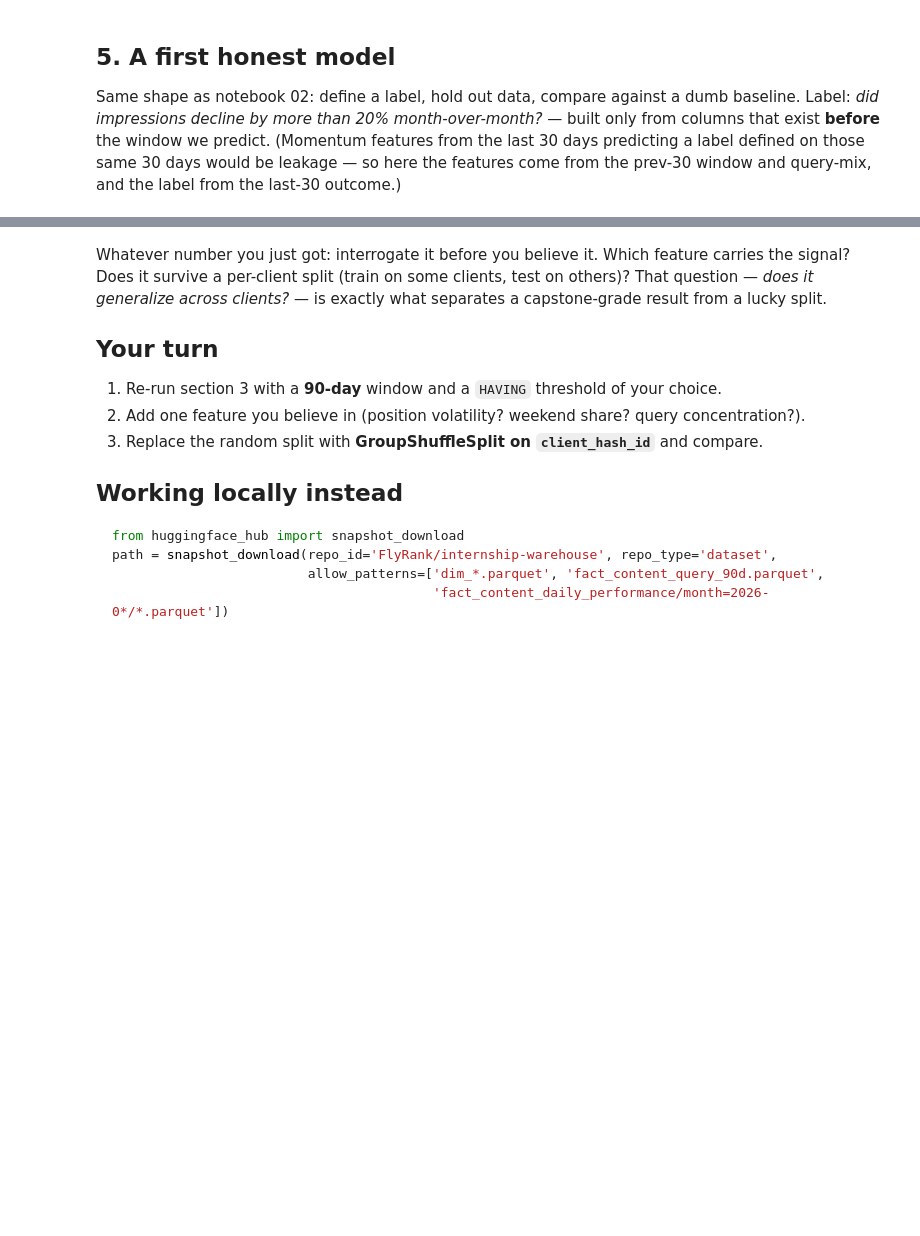
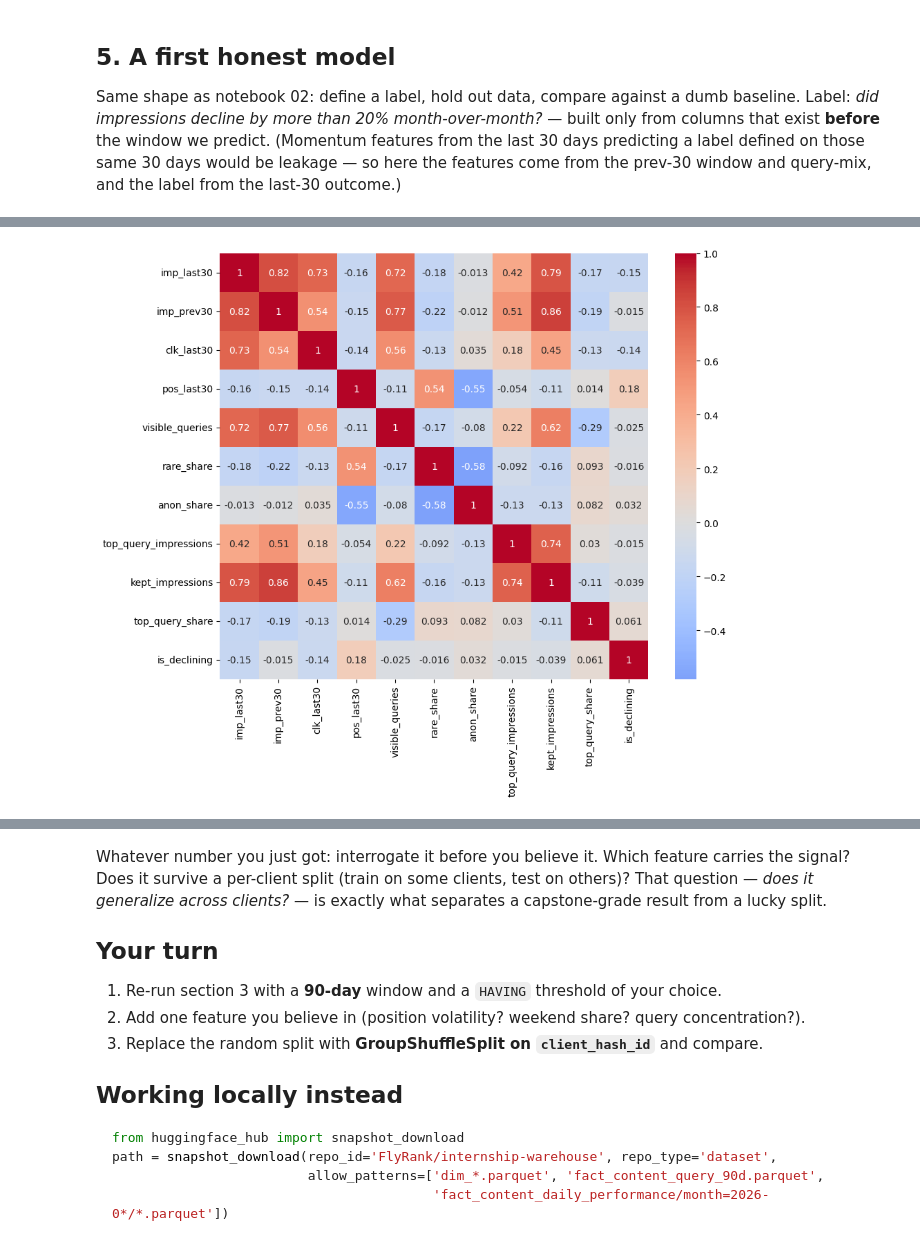
Before and after one commit to Sgln24/flyrank-ml-internship-w1, a Jupyter notebook: notebooks/03_working_with_the_full_release.ipynb, the cells around one changed output, grey strips where cells are left out. Saved outputs shown, nothing was run; the diff lists cells and outputs as text; code cells hidden in the pictures; blank space fills up the shorter version.

```diff
--- a/notebooks/03_working_with_the_full_release.ipynb
+++ b/notebooks/03_working_with_the_full_release.ipynb
@@ -203,0 +313,6 @@ weighted avg      0.633     0.653     0.628     25551
+# %%
+numeric_cols =data.select_dtypes(include="number")
+
+corr = numeric_cols.corr(numeric_only=True)
+
+corr
@@ -203,0 +332,16 @@ weighted avg      0.633     0.653     0.628     25551
+# %%
+import matplotlib.pyplot as plt
+import seaborn as sns
+
+plt.figure(figsize=(10,8))
+
+sns.heatmap(
+    corr,
+    annot=True,
+    cmap="coolwarm",
+    center=0
+)
+
+plt.show()
+# %% [output]
+[figure, added]
```
Also changed, not shown: parts of 39 cells of this notebook.
